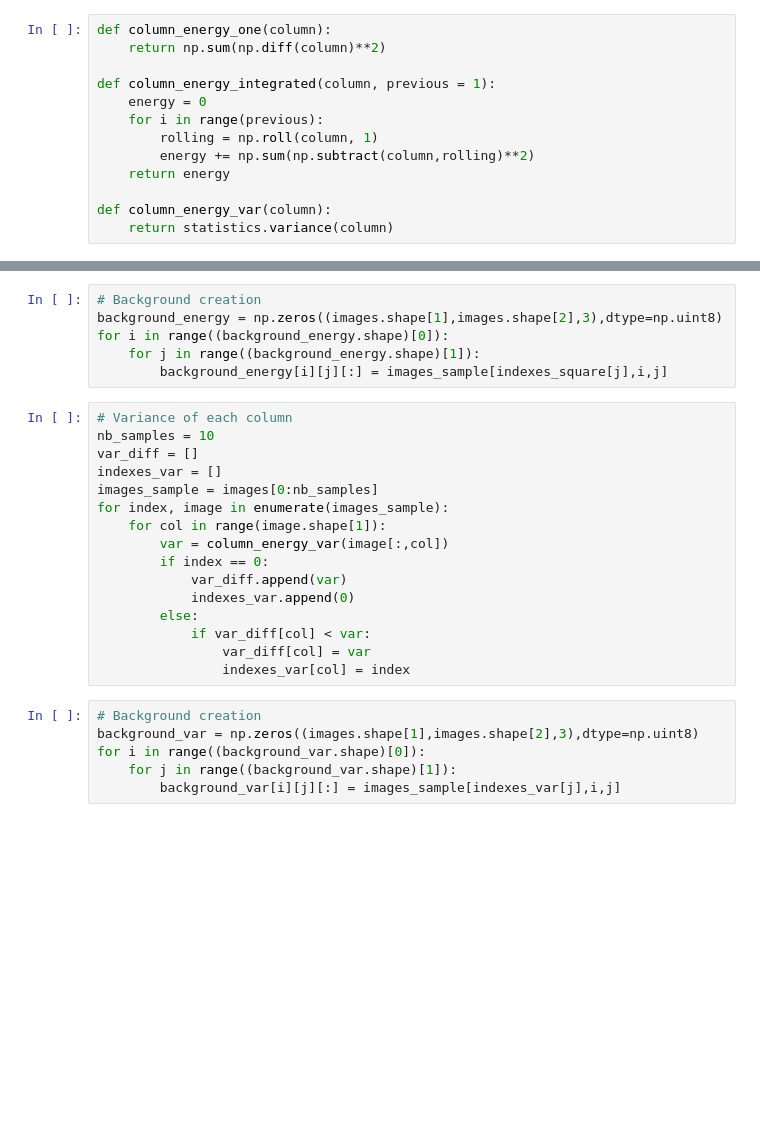
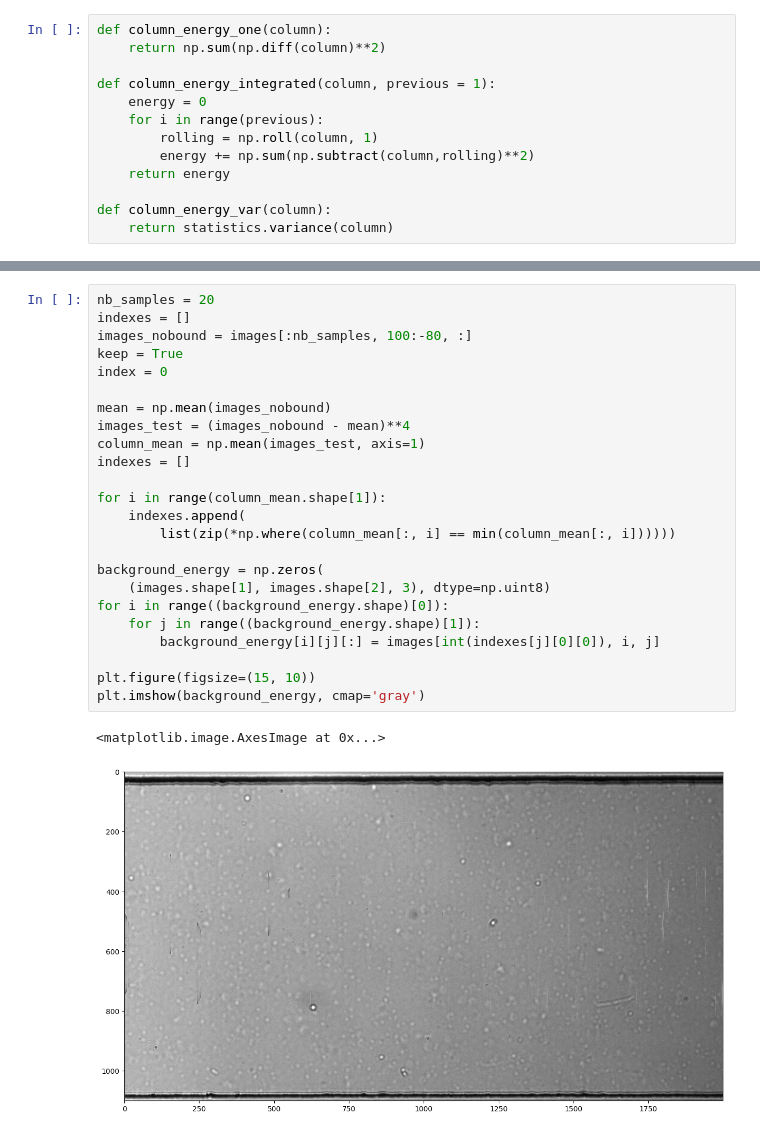
Before and after one commit to lambi702/CV-Video_annotation, a Jupyter notebook: final.ipynb, the cells around one changed output, grey strips where cells are left out. Cells and saved outputs as stored; diff of their text form; blank space fills up the shorter version.

```diff
--- a/final.ipynb
+++ b/final.ipynb
@@ -89,31 +119,30 @@ for index, image in enumerate(images_sample):
 # %%
-# Background creation
-background_energy = np.zeros((images.shape[1],images.shape[2],3),dtype=np.uint8)
+nb_samples = 20
+indexes = []
+images_nobound = images[:nb_samples, 100:-80, :]
+keep = True
+index = 0
+
+mean = np.mean(images_nobound)
+images_test = (images_nobound - mean)**4
+column_mean = np.mean(images_test, axis=1)
+indexes = []
+
+for i in range(column_mean.shape[1]):
+    indexes.append(
+        list(zip(*np.where(column_mean[:, i] == min(column_mean[:, i])))))
+
+background_energy = np.zeros(
+    (images.shape[1], images.shape[2], 3), dtype=np.uint8)
 for i in range((background_energy.shape)[0]):
     for j in range((background_energy.shape)[1]):
-        background_energy[i][j][:] = images_sample[indexes_square[j],i,j]
+        background_energy[i][j][:] = images[int(indexes[j][0][0]), i, j]
+
+plt.figure(figsize=(15, 10))
+plt.imshow(background_energy, cmap='gray')
+# %% [output]
+<matplotlib.image.AxesImage at 0x...>
+[figure, added]
-# %%
-# Variance of each column
-nb_samples = 10
-var_diff = []
-indexes_var = []
-images_sample = images[0:nb_samples]
-for index, image in enumerate(images_sample):
-    for col in range(image.shape[1]):
-        var = column_energy_var(image[:,col])
-        if index == 0:
-            var_diff.append(var)
-            indexes_var.append(0)
-        else:
-            if var_diff[col] < var:
-                var_diff[col] = var
-                indexes_var[col] = index
-# %%
-# Background creation
-background_var = np.zeros((images.shape[1],images.shape[2],3),dtype=np.uint8)
-for i in range((background_var.shape)[0]):
-    for j in range((background_var.shape)[1]):
-        background_var[i][j][:] = images_sample[indexes_var[j],i,j]
 # %%
 fig, axs = plt.subplots(1,2, figsize=(13,20))
 axs[0].imshow(background_energy, cmap='gray')
```
Also changed, not shown: parts of 10 cells of this notebook.
